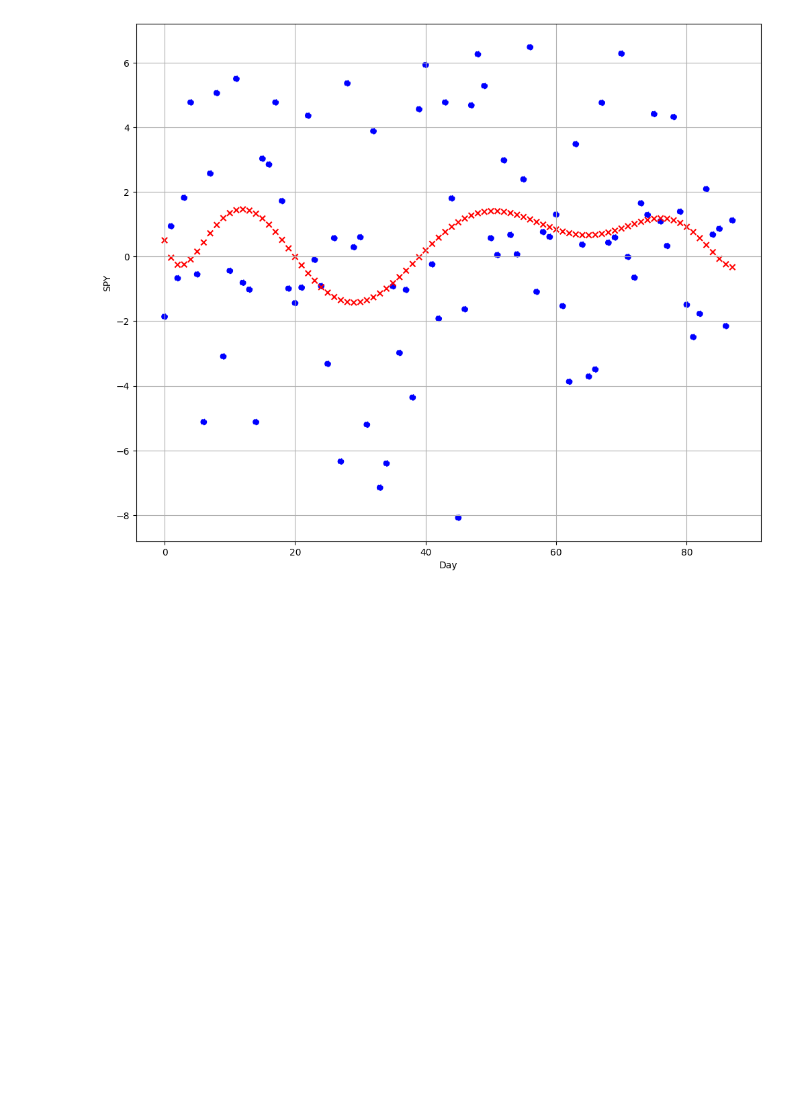
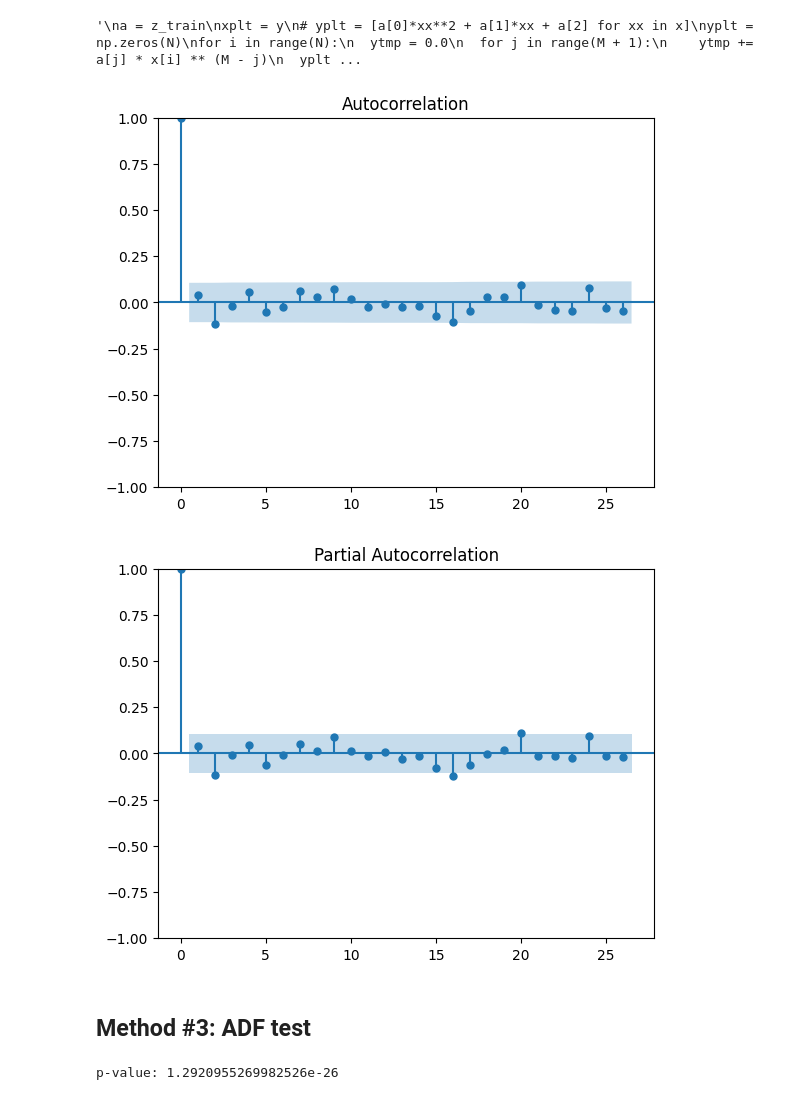
Before and after one commit to Sergey-Kiselev-dev/ML_sem_pub, a Jupyter notebook: ML_job_ARIMA_01.ipynb, the cells around one changed output. Saved outputs shown, nothing was run; the diff lists cells and outputs as text; code cells hidden in the pictures; blank space fills up the shorter version.

```diff
--- a/ML_job_ARIMA_01.ipynb
+++ b/ML_job_ARIMA_01.ipynb
@@ -397,12 +397,12 @@ for i in range(1, len(price_close)):
   if abs(price_close[i] - price_close[i-1]) > 0.01:
     price_ret.append(price_close[i] - price_close[i-1])
 price_ret = np.array(price_ret)
-print(price_ret)
+print('price_ret.shape : ', price_ret.shape)
 
 plt.plot([i for i in range(len(price_ret))], price_ret)
 plt.show()
 
-price_ret = price_ret[-100:]
+# price_ret = price_ret[-100:]
 N = len(price_ret) - 1
 x = np.zeros(N)
 y = np.zeros(N)
@@ -412,14 +412,14 @@ for i in range(1, N+1, 1):
 # print(x)
 # print(y)
 
-x_train = x[0:N-2]
-y_train = y[0:N-2]
+# x_train = x[0:N-2]
+# y_train = y[0:N-2]
 # print(x_train)
 # print(y_train)
 
-N = len(x)
-M = 8
+df_train = pd.DataFrame(price_ret[0:-30]).copy()
+df_test = pd.DataFrame(price_ret[-30:]).copy()
+print('df_train.shape, df_test.shape : ', df_train.shape, df_test.shape)
 
-z_train = np.polyfit(x_train, y_train, M)
 # print(z_train)
 # %% [output]
@@ -435,25 +436,46 @@ z_train = np.polyfit(x_train, y_train, M)
 # %%
+from statsmodels.graphics.tsaplots import plot_acf, plot_pacf
+
+acf_original = plot_acf(df_train)
+
+pacf_original = plot_pacf(df_train)
+
+
+
+"""
 a = z_train
 xplt = y
 # yplt = [a[0]*xx**2 + a[1]*xx + a[2] for xx in x]
 yplt = np.zeros(N)
 for i in range(N):
   ytmp = 0.0
   for j in range(M + 1):
     ytmp += a[j] * x[i] ** (M - j)
   yplt[i] = ytmp
 # print(yplt)
 
 plt.figure(figsize=(12, 10))
 
 plt.scatter([j for j in range(len(x))], xplt, color='blue', linestyle="-.", marker='o', label='01')
 plt.scatter([j for j in range(len(x))], yplt, color='red', linestyle="-.", marker='x', label='01')
 
 # plt.xlim([0, 45])
 # plt.ylim([0, 1])
 plt.ylabel("SPY")
 plt.xlabel("Day")
 plt.grid(True)
 plt.show()
+"""
 # %% [output]
+'\na = z_train\nxplt = y\n# yplt = [a[0]*xx**2 + a[1]*xx + a[2] for xx in x]\nyplt = np.zeros(N)\nfor i in range(N):\n  ytmp = 0.0\n  for j in range(M + 1):\n    ytmp += a[j] * x[i] ** (M - j)\n  yplt ...
-[figure, old version]
+[figure, new version]
+[figure, added]
+# %% [markdown]
+Method #3: ADF test
+---
+# %%
+from statsmodels.tsa.stattools import adfuller
+adf_test = adfuller(df_train)
+print(f'p-value: {adf_test[1]}')
+# %% [output]
+p-value: 1.2920955269982526e-26
```
Also changed, not shown: parts of 14 cells of this notebook.
